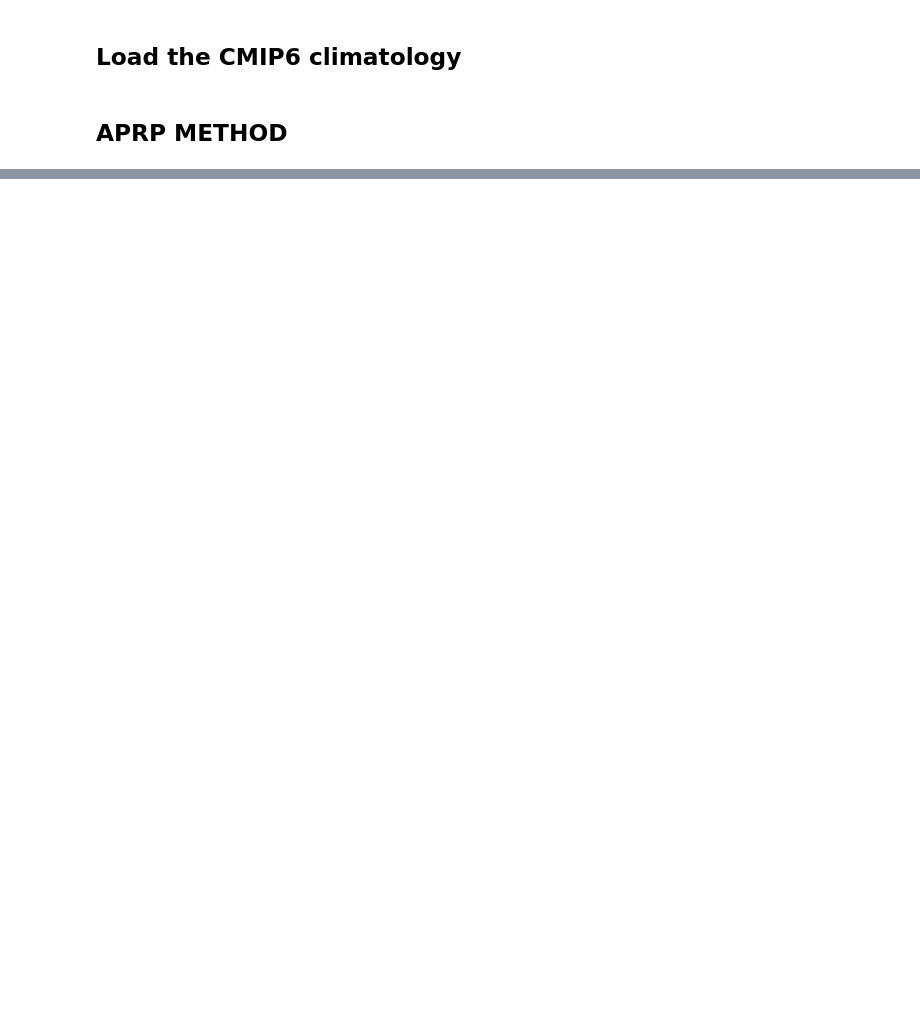
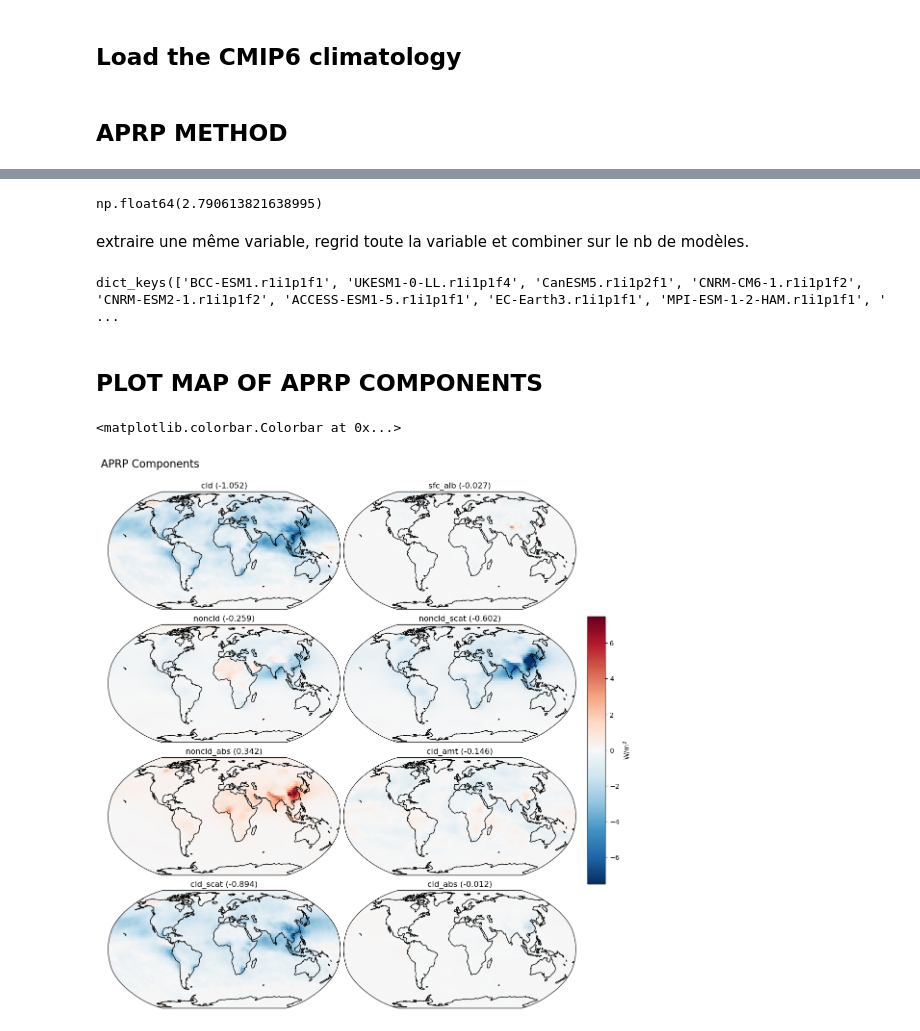
Before and after one commit to Regional-Modeling-LATMOS-IGE/CMIP6-Arctic-Aerosol-Analysis, a Jupyter notebook: analysis.ipynb, the cells around one changed output, grey strips where cells are left out. Saved outputs shown, nothing was run; the diff lists cells and outputs as text; code cells hidden in the pictures; blank space fills up the shorter version.

Commit message:
developed the code to get the aprp dictionnary and compute an ensemble average map

```diff
--- a/analysis.ipynb
+++ b/analysis.ipynb
@@ -216,0 +342,6 @@ clim_keys_without_exp
+# %%
+max_step_lat
+# %% [output]
+np.float64(2.790613821638995)
+# %% [markdown]
+extraire une même variable, regrid toute la variable et combiner sur le nb de modèles.
@@ -216,0 +401,4 @@ clim_keys_without_exp
+# %%
+keys_aprp
+# %% [output]
+dict_keys(['BCC-ESM1.r1i1p1f1', 'UKESM1-0-LL.r1i1p1f4', 'CanESM5.r1i1p2f1', 'CNRM-CM6-1.r1i1p1f2', 'CNRM-ESM2-1.r1i1p1f2', 'ACCESS-ESM1-5.r1i1p1f1', 'EC-Earth3.r1i1p1f1', 'MPI-ESM-1-2-HAM.r1i1p1f1', ' ...
@@ -216,0 +424,60 @@ clim_keys_without_exp
+# %%
+# needed for the concat function to work
+
+dict_aprp_regridded_full = {
+    key: dict_aprp_regridded_full[key]
+    .groupby(dict_aprp_regridded_full[key].time.dt.month)
+    .mean()
+    for key in keys_aprp
+}
+# %%
+# let's make the entry average
+
+ensemble_aprp_avg = xr.concat(dict_aprp_regridded_full.values(), "entry").mean(
+    dim="entry"
+)
+# %% [markdown]
+## PLOT MAP OF APRP COMPONENTS
+# %%
+output = ensemble_aprp_avg
+
+fields = [
+    "cld",
+    "sfc_alb",
+    "noncld",
+    "noncld_scat",
+    "noncld_abs",
+    "cld_amt",
+    "cld_scat",
+    "cld_abs",
+]
+
+fig = plt.figure(figsize=(12, 12))
+plt.suptitle("APRP Components", fontsize=16, x=0, ha="left")
+axes = fig.subplots(nrows=4, ncols=2, subplot_kw={"projection": ccrs.Robinson()})
+cnt = -1
+for row in range(4):
+    for col in range(2):
+        cnt += 1
+        var = fields[cnt]
+        avgmap = output.mean("month")
+        avg = avgmap.spatial.average(var, axis=["X", "Y"])[var].values
+        pl = avgmap[var].plot(
+            ax=axes[row, col],
+            transform=ccrs.PlateCarree(),
+            vmin=-7.5,
+            vmax=7.5,
+            cmap="RdBu_r",
+            add_colorbar=False,
+        )
+        axes[row, col].set_title(var + " (" + str(np.round(avg, 3)) + ")")
+        axes[row, col].coastlines()
+
+plt.tight_layout(w_pad=2.5, h_pad=-2)
+
+fig.colorbar(
+    pl, ax=axes.ravel().tolist(), pad=0.02, shrink=0.5, aspect=15, label="W/m$^2$"
+)
+# %% [output]
+<matplotlib.colorbar.Colorbar at 0x...>
+[figure, added]
```
Also changed, not shown: parts of 25 cells of this notebook.
